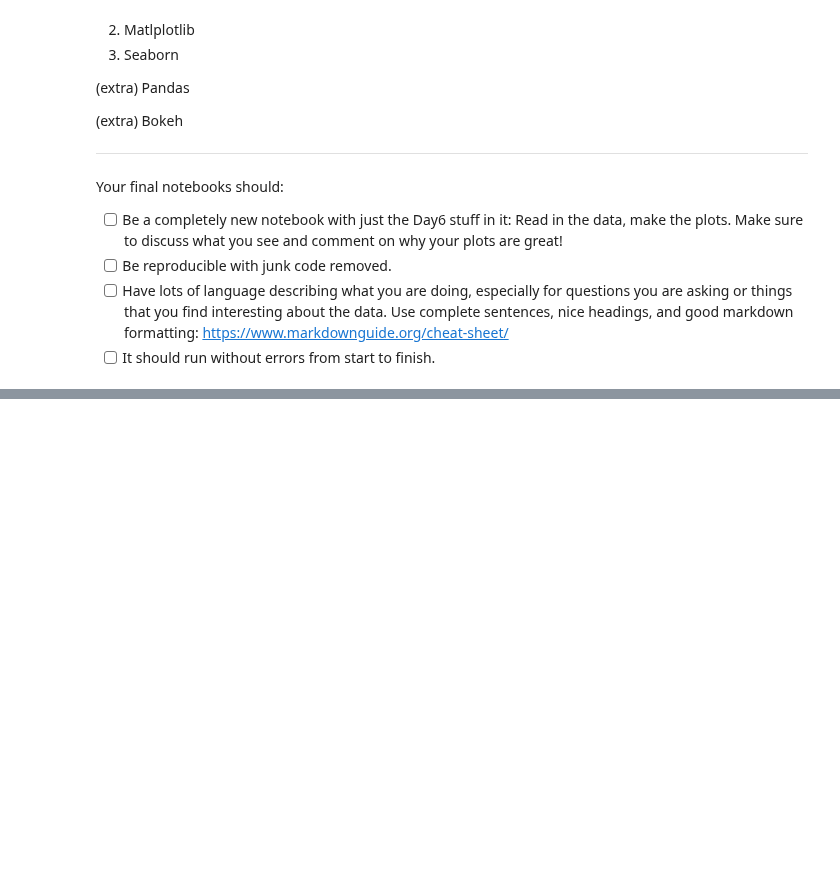
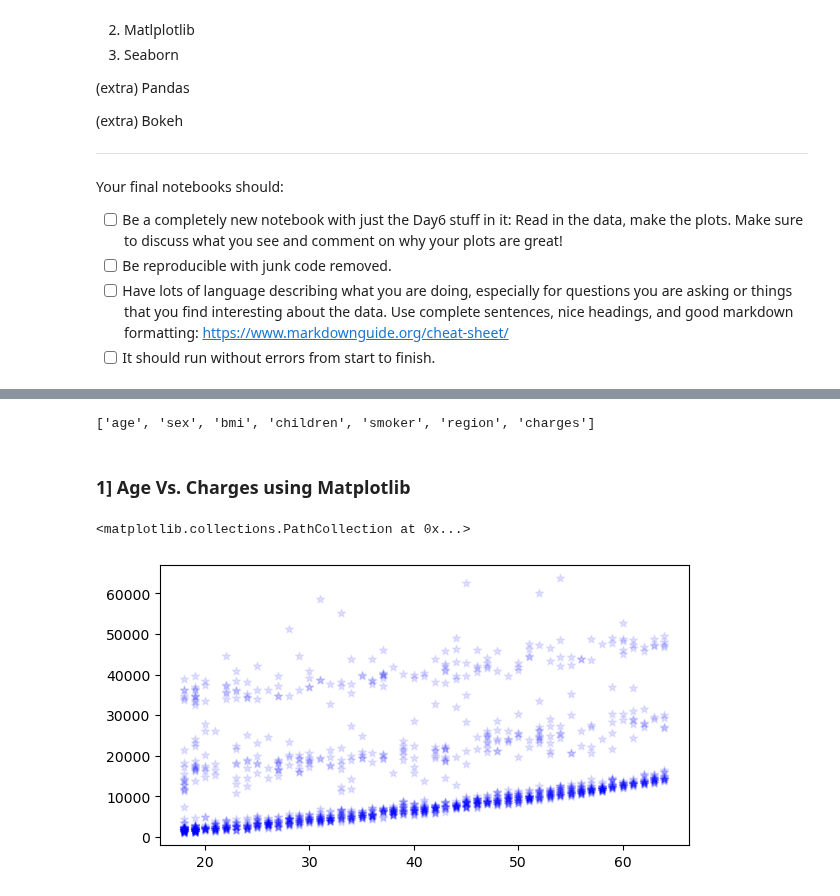
Before and after one commit to JesusPlascencia1/DATA201_Jesus_Plascencia_Code, a Jupyter notebook: Day6/HW_day6.ipynb, the cells around one changed output, grey strips where cells are left out. Saved outputs shown, nothing was run; the diff lists cells and outputs as text; code cells hidden in the pictures; blank space fills up the shorter version.

```diff
--- a/Day6/HW_day6.ipynb
+++ b/Day6/HW_day6.ipynb
@@ -139,0 +289,16 @@ Path to dataset files: /home/bellajagu/.cache/kagglehub/datasets/mirichoi0218/in
+# %%
+list(df.columns)
+# %% [output]
+['age', 'sex', 'bmi', 'children', 'smoker', 'region', 'charges']
+# %% [markdown]
+### 1] Age Vs. Charges using Matplotlib
+# %%
+#Age Vs Charges
+x = df['age']
+y = df['charges']
+fig = plt.figure(figsize = (15,8))
+ax3 = fig.add_subplot(2,2,3)
+ax3.scatter(x,y,color='b',marker='*',alpha=.1)
+# %% [output]
+<matplotlib.collections.PathCollection at 0x...>
+[figure, added]
```
Also changed, not shown: parts of 24 cells of this notebook, 8 other files.
